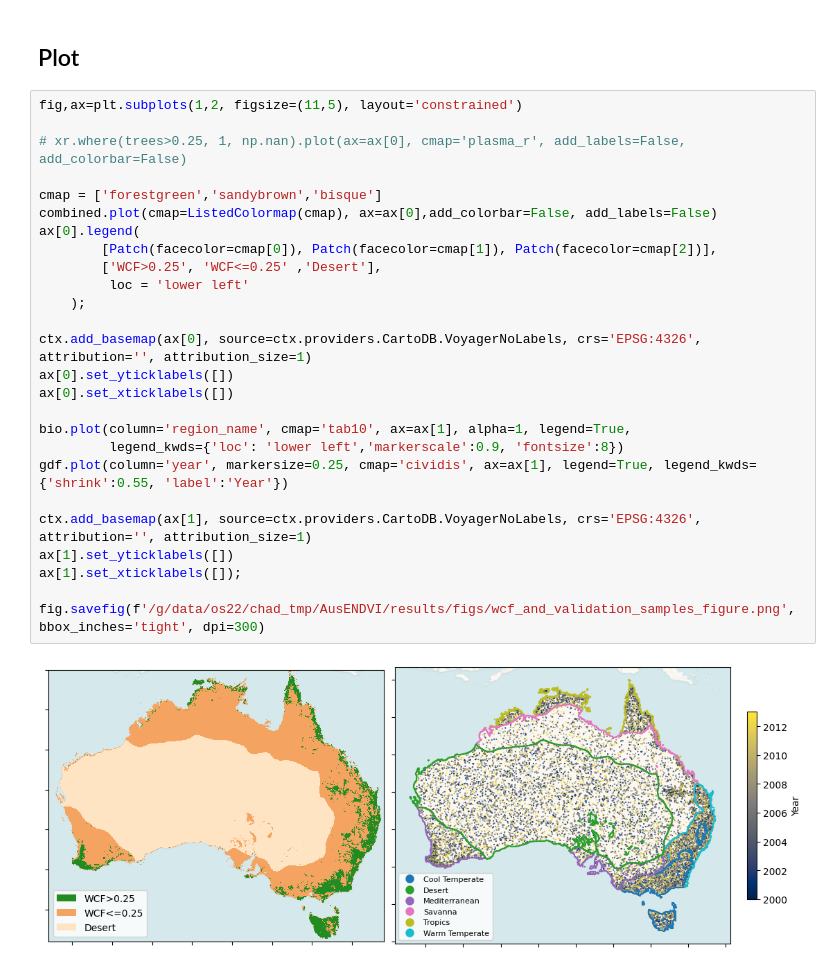
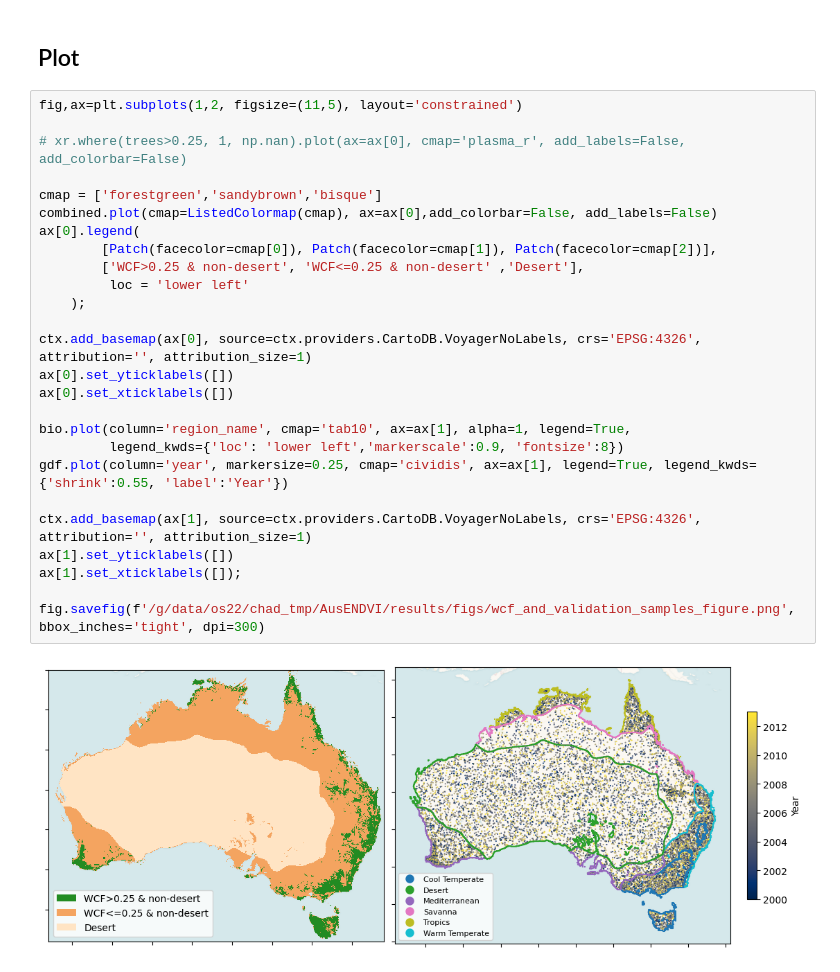
Before and after one commit to cbur24/AusENDVI, a Jupyter notebook: notebooks/analysis/Modelling_regions_plot.ipynb, the cells around one changed output. Cells and saved outputs as stored; diff of their text form.

```diff
--- a/notebooks/analysis/Modelling_regions_plot.ipynb
+++ b/notebooks/analysis/Modelling_regions_plot.ipynb
@@ -44,28 +44,28 @@ combined = combined.where(~np.isnan(trees))
 # %%
 fig,ax=plt.subplots(1,2, figsize=(11,5), layout='constrained')
 
 # xr.where(trees>0.25, 1, np.nan).plot(ax=ax[0], cmap='plasma_r', add_labels=False, add_colorbar=False)
 
 cmap = ['forestgreen','sandybrown','bisque']
 combined.plot(cmap=ListedColormap(cmap), ax=ax[0],add_colorbar=False, add_labels=False)
 ax[0].legend(
         [Patch(facecolor=cmap[0]), Patch(facecolor=cmap[1]), Patch(facecolor=cmap[2])],
-        ['WCF>0.25', 'WCF<=0.25' ,'Desert'],
+        ['WCF>0.25 & non-desert', 'WCF<=0.25 & non-desert' ,'Desert'],
          loc = 'lower left'
     );
 
 ctx.add_basemap(ax[0], source=ctx.providers.CartoDB.VoyagerNoLabels, crs='EPSG:4326', attribution='', attribution_size=1)
 ax[0].set_yticklabels([])
 ax[0].set_xticklabels([])
 
 bio.plot(column='region_name', cmap='tab10', ax=ax[1], alpha=1, legend=True,
          legend_kwds={'loc': 'lower left','markerscale':0.9, 'fontsize':8})
 gdf.plot(column='year', markersize=0.25, cmap='cividis', ax=ax[1], legend=True, legend_kwds={'shrink':0.55, 'label':'Year'})
 
 ctx.add_basemap(ax[1], source=ctx.providers.CartoDB.VoyagerNoLabels, crs='EPSG:4326', attribution='', attribution_size=1)
 ax[1].set_yticklabels([])
 ax[1].set_xticklabels([]);
 
 fig.savefig(f'/g/data/os22/chad_tmp/AusENDVI/results/figs/wcf_and_validation_samples_figure.png', bbox_inches='tight', dpi=300)
 # %% [output]
-[figure, old version]
+[figure, new version]
```
Also changed, not shown: 6 other files.
